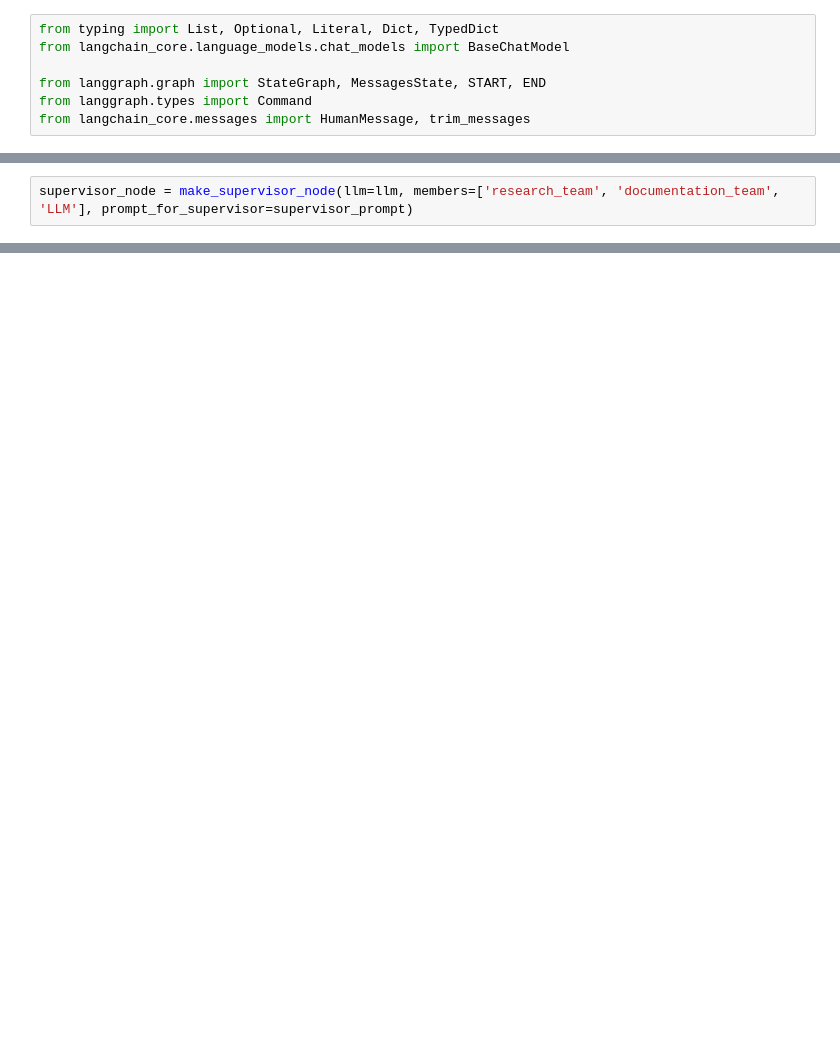
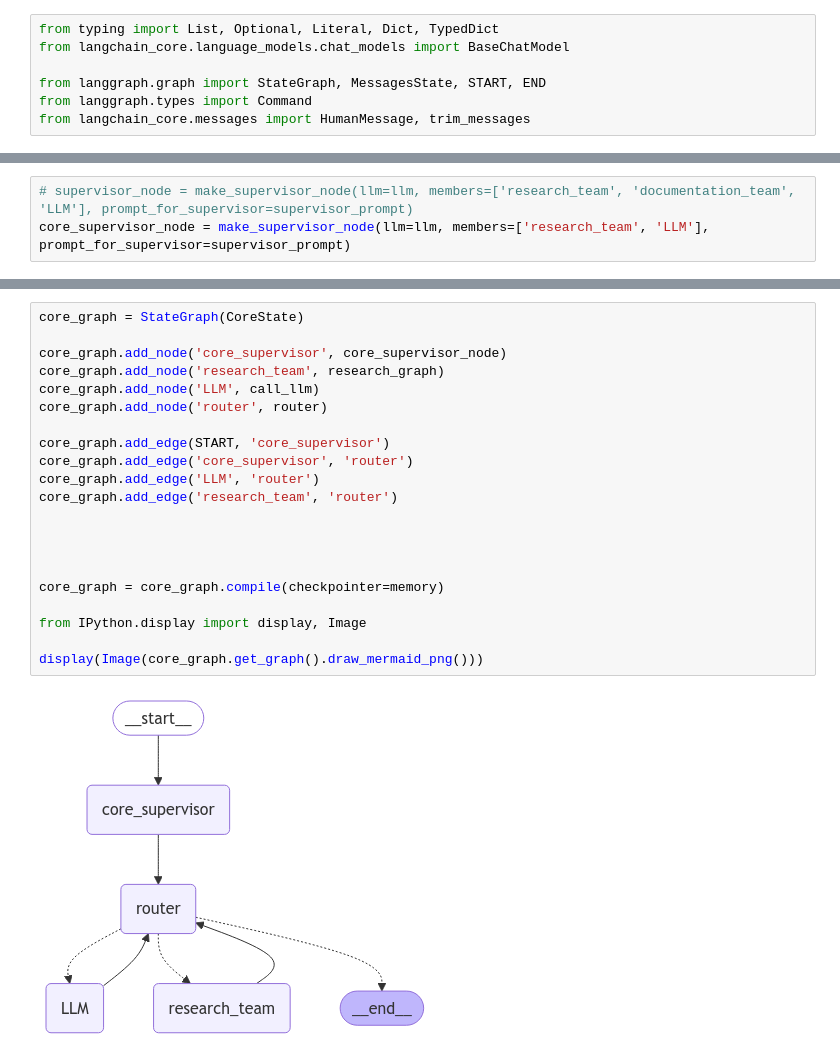
Before and after one commit to aditya-ladawa/ai-reas, a Jupyter notebook: api/my_graphs.ipynb, the cells around one changed output, grey strips where cells are left out. Cells and saved outputs as stored; diff of their text form; blank space fills up the shorter version.

```diff
--- a/api/my_graphs.ipynb
+++ b/api/my_graphs.ipynb
@@ -651,2 +823,3 @@ def make_supervisor_node(llm: BaseChatModel, members: List[str], prompt_for_supe
 # %%
-supervisor_node = make_supervisor_node(llm=llm, members=['research_team', 'documentation_team', 'LLM'], prompt_for_supervisor=supervisor_prompt)
+# supervisor_node = make_supervisor_node(llm=llm, members=['research_team', 'documentation_team', 'LLM'], prompt_for_supervisor=supervisor_prompt)
+core_supervisor_node = make_supervisor_node(llm=llm, members=['research_team', 'LLM'], prompt_for_supervisor=supervisor_prompt)
@@ -652,0 +1052,23 @@ supervisor_node = make_supervisor_node(llm=llm, members=['research_team', 'docum
+# %%
+core_graph = StateGraph(CoreState)
+
+core_graph.add_node('core_supervisor', core_supervisor_node)
+core_graph.add_node('research_team', research_graph)
+core_graph.add_node('LLM', call_llm)
+core_graph.add_node('router', router)
+
+core_graph.add_edge(START, 'core_supervisor')
+core_graph.add_edge('core_supervisor', 'router')
+core_graph.add_edge('LLM', 'router')
+core_graph.add_edge('research_team', 'router')
+
+
+
+
+core_graph = core_graph.compile(checkpointer=memory)
+
+from IPython.display import display, Image
+
+display(Image(core_graph.get_graph().draw_mermaid_png()))
+# %% [output]
+[figure, added]
```
Also changed, not shown: parts of 30 cells of this notebook, 2 other files.
